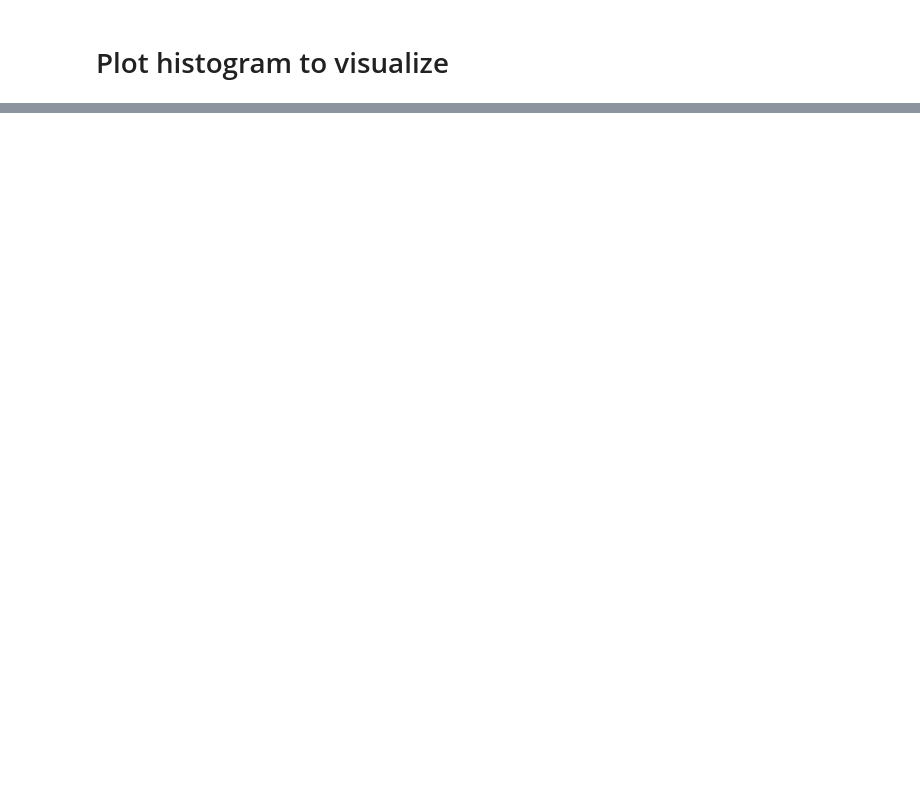
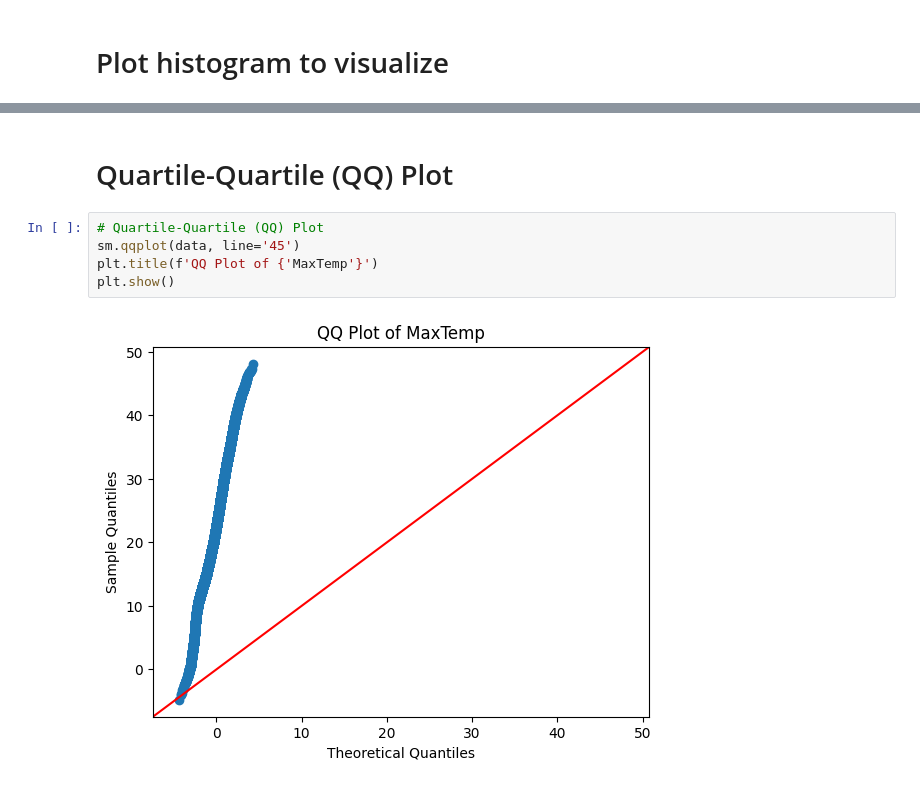
Before and after one commit to mahamadulhasanshaikat/Machine-Learning, a Jupyter notebook: ML Project/Weather Analysis/rain_prediction.ipynb, the cells around one changed output, grey strips where cells are left out. Drawn from its saved outputs; the diff is of its cells as text; blank space fills up the shorter version.

```diff
--- a/ML Project/Weather Analysis/rain_prediction.ipynb
+++ b/ML Project/Weather Analysis/rain_prediction.ipynb
@@ -105,0 +168,9 @@ plt.show()
+# %% [markdown]
+# Quartile-Quartile (QQ) Plot
+# %%
+# Quartile-Quartile (QQ) Plot
+sm.qqplot(data, line='45')
+plt.title(f'QQ Plot of {'MaxTemp'}')
+plt.show()
+# %% [output]
+[figure, added]
```
Also changed, not shown: parts of 17 cells of this notebook.
